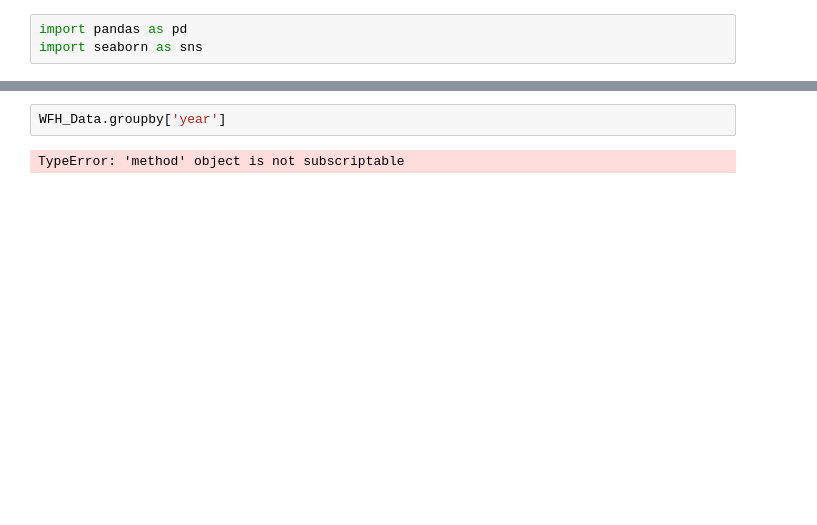
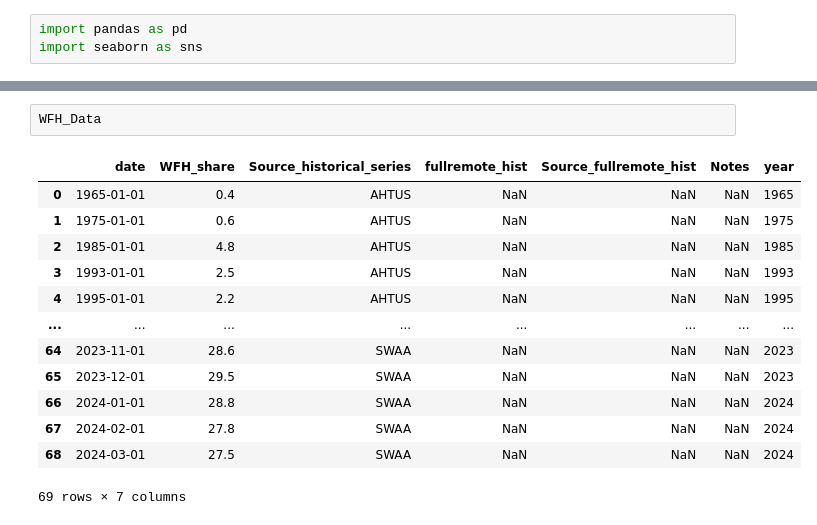
Before and after one commit to Keith-Cheung/FIN377-Final-Project, a Jupyter notebook: keith.ipynb, the cells around one changed output, grey strips where cells are left out. Cells and saved outputs as stored; diff of their text form; blank space fills up the shorter version.

```diff
--- a/keith.ipynb
+++ b/keith.ipynb
@@ -51,4 +44,16 @@ WFH_Data.tail(50)
 # %%
-WFH_Data.groupby['year']
+WFH_Data
 # %% [output]
+|  | date | WFH_share | Source_historical_series | fullremote_hist | Source_fullremote_hist | Notes | year |
+| 0 | 1965-01-01 | 0.4 | AHTUS | NaN | NaN | NaN | 1965 |
+| 1 | 1975-01-01 | 0.6 | AHTUS | NaN | NaN | NaN | 1975 |
+| 2 | 1985-01-01 | 4.8 | AHTUS | NaN | NaN | NaN | 1985 |
+| 3 | 1993-01-01 | 2.5 | AHTUS | NaN | NaN | NaN | 1993 |
+| 4 | 1995-01-01 | 2.2 | AHTUS | NaN | NaN | NaN | 1995 |
+| ... | ... | ... | ... | ... | ... | ... | ... |
+| 64 | 2023-11-01 | 28.6 | SWAA | NaN | NaN | NaN | 2023 |
+| 65 | 2023-12-01 | 29.5 | SWAA | NaN | NaN | NaN | 2023 |
+| 66 | 2024-01-01 | 28.8 | SWAA | NaN | NaN | NaN | 2024 |
+| 67 | 2024-02-01 | 27.8 | SWAA | NaN | NaN | NaN | 2024 |
+| 68 | 2024-03-01 | 27.5 | SWAA | NaN | NaN | NaN | 2024 |
-TypeError: 'method' object is not subscriptable
+69 rows × 7 columns
```
Also changed, not shown: parts of 5 cells of this notebook.
